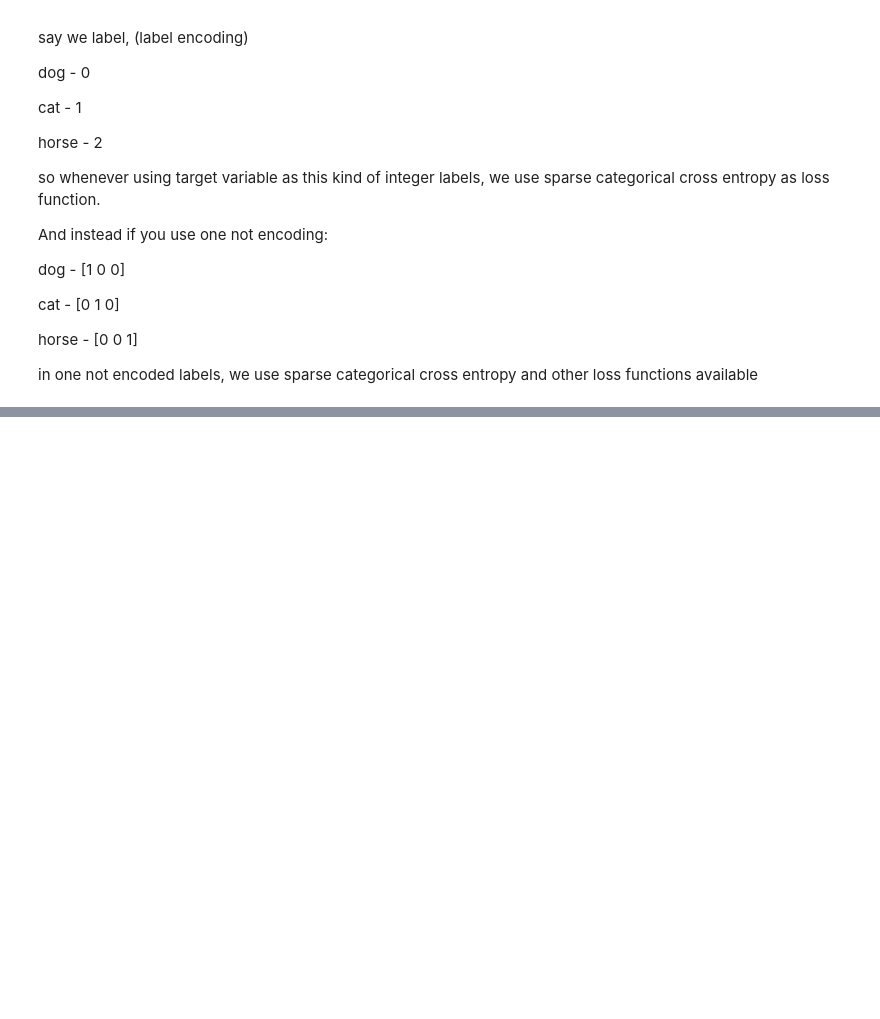
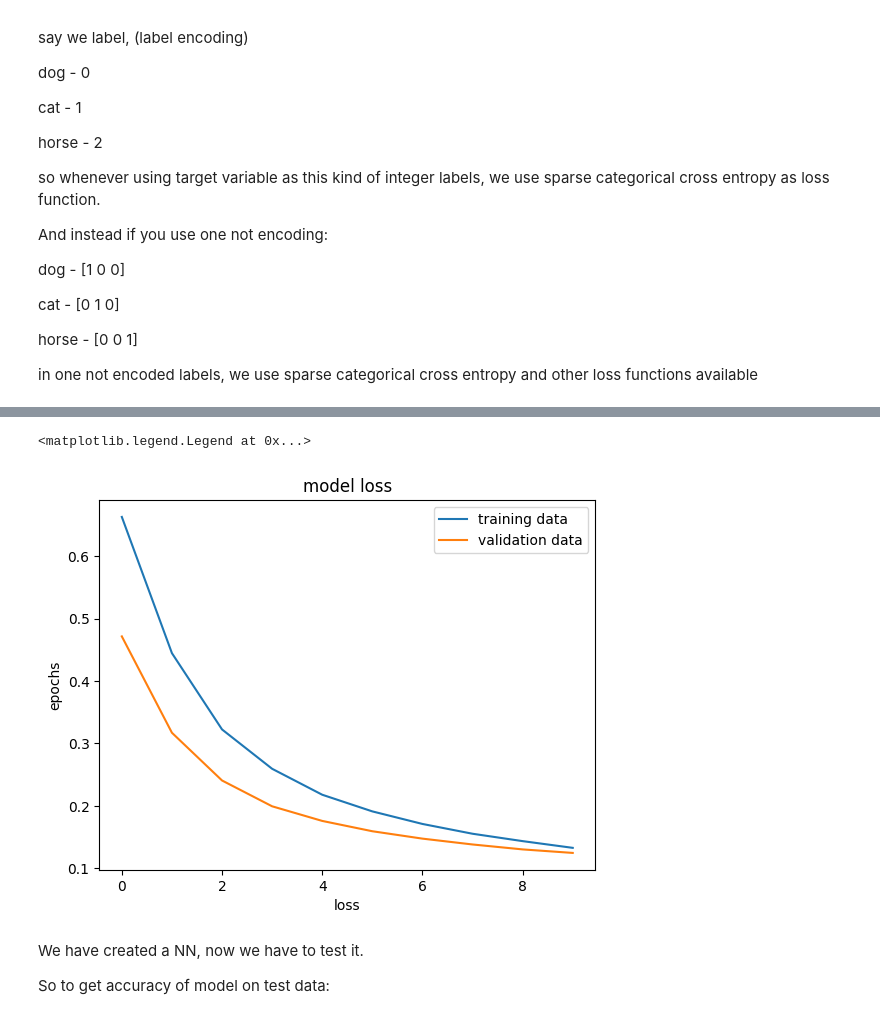
Before and after one commit to devarshh08/Breast-Cancer-Classification, a Jupyter notebook: Breast-Cancer-Classification.ipynb, the cells around one changed output, grey strips where cells are left out. Drawn from its saved outputs; the diff is of its cells as text; code cells hidden in the pictures; blank space fills up the shorter version.

Commit message:
Completed the neural network, now only need to make a function for inputting data

```diff
--- a/Breast-Cancer-Classification.ipynb
+++ b/Breast-Cancer-Classification.ipynb
@@ -274,0 +277,18 @@ plt.show()
+# %%
+#Visualizing loss
+
+plt.plot(history.history['loss'])
+plt.plot(history.history['val_loss'])
+
+plt.title('model loss')
+plt.xlabel('loss')
+plt.ylabel('epochs')
+
+plt.legend(['training data', 'validation data'], loc=1)
+# %% [output]
+<matplotlib.legend.Legend at 0x...>
+[figure, added]
+# %% [markdown]
+We have created a NN, now we have to test it.
+
+So to get accuracy of model on test data:
```
Also changed, not shown: parts of 15 cells of this notebook.
